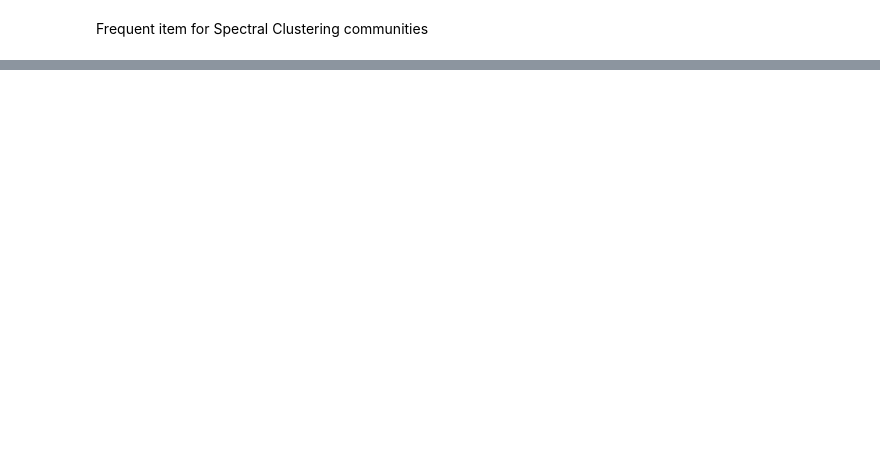
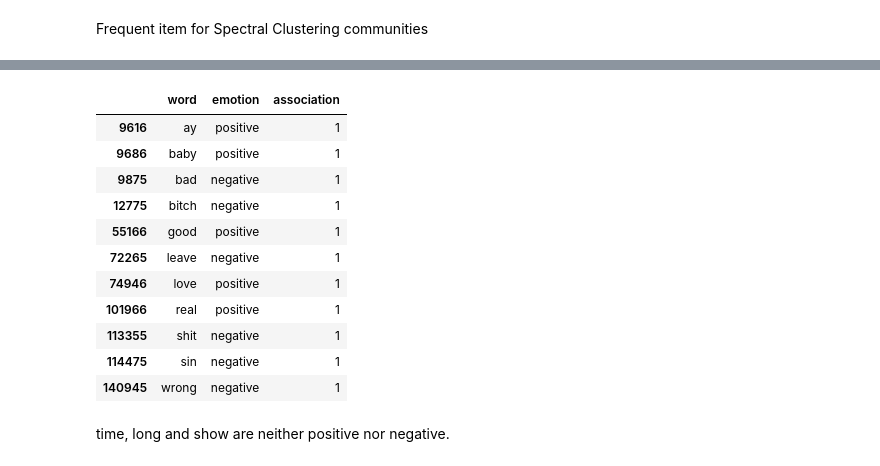
Before and after one commit to wkandersen/02807-computational-data-science, a Jupyter notebook: Project_main.ipynb, the cells around one changed output, grey strips where cells are left out. Cells and saved outputs as stored; diff of their text form; code cells hidden in the pictures; blank space fills up the shorter version.

```diff
--- a/Project_main.ipynb
+++ b/Project_main.ipynb
@@ -1189,0 +1016,20 @@ Community 0 (n_songs=1266) — genres = ['', 'afrobeats', 'alternative hiphop',
+# %%
+words_in_top_8 = ['baby', 'love', 'time', 'good', 'shit', 'real', 'long', 'leave', 'bad', 'bitch', 'show', 'sin', 'ay', 'wrong']
+emotions = ['positive','negative']
+pos_neg =df_emo_ones[df_emo_ones['emotion'].isin(emotions)]
+pos_neg[pos_neg['word'].isin(words_in_top_8)]
+# %% [output]
+|  | word | emotion | association |
+| 9616 | ay | positive | 1 |
+| 9686 | baby | positive | 1 |
+| 9875 | bad | negative | 1 |
+| 12775 | bitch | negative | 1 |
+| 55166 | good | positive | 1 |
+| 72265 | leave | negative | 1 |
+| 74946 | love | positive | 1 |
+| 101966 | real | positive | 1 |
+| 113355 | shit | negative | 1 |
+| 114475 | sin | negative | 1 |
+| 140945 | wrong | negative | 1 |
+# %% [markdown]
+time, long and show are neither positive nor negative.
```
Also changed, not shown: parts of 11 cells of this notebook.
